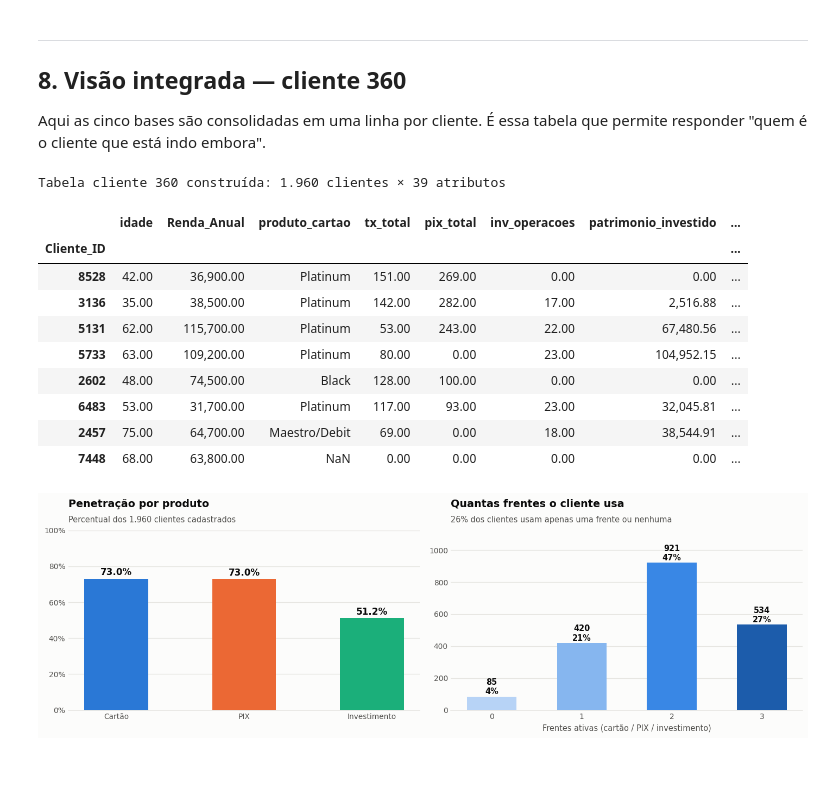
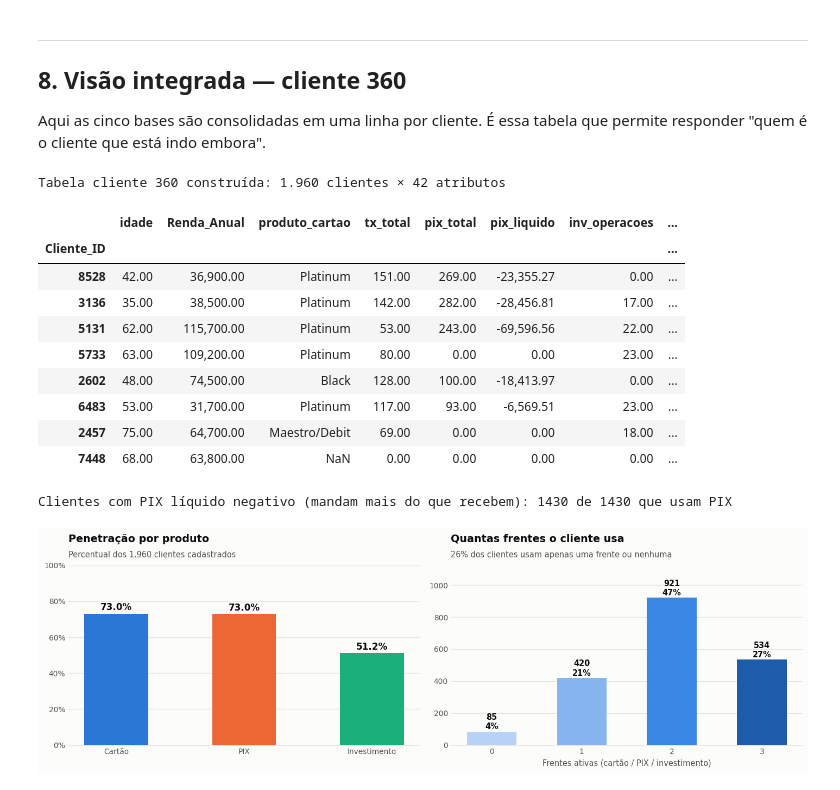
Before and after one commit to Kadayann/Master-Card-Challenge, a Jupyter notebook: Analise_Bases_Priceless_Bank.ipynb, the cells around one changed output. Saved outputs shown, nothing was run; the diff lists cells and outputs as text; code cells hidden in the pictures.

```diff
--- a/Analise_Bases_Priceless_Bank.ipynb
+++ b/Analise_Bases_Priceless_Bank.ipynb
@@ -480,0 +615,26 @@ display(achados.style.hide(axis='index').format({'Qtd': '{:,.0f}'}))
+# %%
+# =============================================================================
+# 2.6.3 Aplicando a normalização onde ela é válida
+# =============================================================================
+# --- PIX: reescala pura, corrigível ---
+K_PIX = px_alv.median() / px_ref.median()
+pix['Valor_norm'] = np.where(pix.dt >= '2025-08-01', pix.Valor / K_PIX, pix.Valor)
+print(f'PIX · fator de normalização estimado (razão das medianas): K = {K_PIX:.4f}')
+print(f'      (mediana das razões p5..p95: {np.median(razao_px):.4f} — estimativas convergem)\n')
+
+pn = pix[(pix.Aprovado == 1) & pix.dt.notna() & pix.Valor.between(0, 1e5)].copy()
+pn['sem'] = pn.dt.dt.year.astype(str) + 'S' + ((pn.dt.dt.month > 6).astype(int) + 1).astype(str)
+env = pn[pn.Tipo_transacao == 'Envio']
+check = env.groupby('sem').Valor_norm.agg(Envios='size', Mediana='median', Media='mean')
+print('Validação — o ticket do PIX deve ficar constante após a correção:')
+display(check.round(1))
+
+# --- Transações: normalização inválida. Proxy honesto de volume ---
+TICKET_REF = tx_ref.median()
+vol = (transac[transac.Autorizado == 'Sim'].groupby('trim').size() * TICKET_REF)
+print(f'\nTransações · normalização por fator: INVÁLIDA (ver 2.6.1).')
+print(f'  Alternativa adotada: "volume ajustado" = nº de transações × ticket de referência '
+      f'(R$ {TICKET_REF:,.0f}).'.replace(',', '.'))
+print(f'  É a contagem vestida de reais — comparável entre períodos, e explicitamente um proxy.')
+transac_volume_ajustado = vol
+display(vol.rename('Volume ajustado (R$)').to_frame().T.style.format('R$ {:,.0f}'))
@@ -1243,55 +1527,64 @@ c360['tx_2s25'] = aut[aut.semestre == '2025S2'].groupby('Cliente_ID').size()
 c360[['tx_1s25','tx_2s25']] = c360[['tx_1s25','tx_2s25']].fillna(0)
 c360['var_semestre'] = np.where(c360.tx_1s25 > 0, c360.tx_2s25/c360.tx_1s25 - 1, np.nan)
 
-# --- PIX (só contagens; valores não são comparáveis) ---
+# --- PIX (contagens + valores JÁ NORMALIZADOS na seção 2.6) ---
 pxv = pix.dropna(subset=['dt','Tipo_transacao'])
 c360['pix_total']     = pxv.groupby('Cliente_ID').size()
 c360['pix_reprovado'] = pxv[pxv.Aprovado == 0].groupby('Cliente_ID').size()
 c360['pix_para_si']   = pxv[(pxv.Tipo_transacao=='Envio') & (pxv.Pix_para_si_mesmo==1)].groupby('Cliente_ID').size()
+
+pxa = pxv[(pxv.Aprovado == 1) & pxv.Valor_norm.between(0, 1e5)]
+c360['pix_enviado']   = pxa[pxa.Tipo_transacao == 'Envio'].groupby('Cliente_ID').Valor_norm.sum()
+c360['pix_recebido']  = pxa[pxa.Tipo_transacao == 'Recebimento'].groupby('Cliente_ID').Valor_norm.sum()
 
 # --- Investimentos ---
 inv_agg = invest.groupby('Cliente_ID').agg(
     inv_operacoes=('Valor_Aplicado','size'), inv_produtos=('Produto_Investimento','nunique'),
     inv_aportes=('Valor_Aplicado', lambda s: s.clip(lower=0).sum()),
     inv_resgates=('Valor_Aplicado', lambda s: -s.clip(upper=0).sum()))
 c360 = c360.join(inv_agg)
 c360['inv_liquido'] = c360.inv_aportes - c360.inv_resgates
 
 # Patrimônio investido = saldo de fechamento da última operação de cada produto
 ult = (invest.sort_values('Data').groupby(['Cliente_ID','Produto_Investimento']).tail(1))
 c360['patrimonio_investido'] = (ult.assign(fech=ult.Saldo_Atual.fillna(0) + ult.Valor_Aplicado)
                                 .groupby('Cliente_ID').fech.sum().clip(lower=0))
 
 # --- Produto principal de cartão (maior limite entre os cartões usados) ---
 dono = aut.groupby('ID_Cartao').Cliente_ID.first()
 cc = cartoes.assign(cid=cartoes.ID_Cartao.map(dono)).dropna(subset=['cid'])
 c360['produto_cartao'] = cc.sort_values('Limite_Cartao', ascending=False).groupby('cid').Produto_Mastercard.first()
 c360['limite_total']   = cc.groupby('cid').Limite_Cartao.sum()
 
 # --- Flags ---
-for col in ['tx_total','pix_total','pix_reprovado','pix_para_si','inv_operacoes',
-            'inv_aportes','inv_resgates','inv_liquido','patrimonio_investido','limite_total']:
+for col in ['tx_total','pix_total','pix_reprovado','pix_para_si','pix_enviado','pix_recebido',
+            'inv_operacoes','inv_aportes','inv_resgates','inv_liquido','patrimonio_investido','limite_total']:
     c360[col] = c360[col].fillna(0)
+c360['pix_liquido'] = c360.pix_recebido - c360.pix_enviado   # negativo = dinheiro saindo do banco
 c360['usa_cartao'] = c360.tx_total > 0
 c360['usa_pix']    = c360.pix_total > 0
 c360['investe']    = c360.inv_operacoes > 0
 c360['n_frentes']  = c360[['usa_cartao','usa_pix','investe']].sum(axis=1)
 
 print(f'Tabela cliente 360 construída: {c360.shape[0]:,} clientes × {c360.shape[1]} atributos'.replace(',', '.'))
-display(c360[['idade','Renda_Anual','produto_cartao','tx_total','pix_total',
+display(c360[['idade','Renda_Anual','produto_cartao','tx_total','pix_total','pix_liquido',
               'inv_operacoes','patrimonio_investido','n_frentes','recencia_tx']].head(8))
+
+print(f'\nClientes com PIX líquido negativo (mandam mais do que recebem): '
+      f'{int((c360.pix_liquido < 0).sum())} de {int(c360.usa_pix.sum() if "usa_pix" in c360 else (c360.pix_total>0).sum())} que usam PIX')
 # %% [output]
-Tabela cliente 360 construída: 1.960 clientes × 39 atributos
+Tabela cliente 360 construída: 1.960 clientes × 42 atributos
-|  | idade | Renda_Anual | produto_cartao | tx_total | pix_total | inv_operacoes | patrimonio_investido | ... |
+|  | idade | Renda_Anual | produto_cartao | tx_total | pix_total | pix_liquido | inv_operacoes | ... |
 | Cliente_ID |  |  |  |  |  |  |  | ... |
-| 8528 | 42.00 | 36,900.00 | Platinum | 151.00 | 269.00 | 0.00 | 0.00 | ... |
-| 3136 | 35.00 | 38,500.00 | Platinum | 142.00 | 282.00 | 17.00 | 2,516.88 | ... |
-| 5131 | 62.00 | 115,700.00 | Platinum | 53.00 | 243.00 | 22.00 | 67,480.56 | ... |
-| 5733 | 63.00 | 109,200.00 | Platinum | 80.00 | 0.00 | 23.00 | 104,952.15 | ... |
-| 2602 | 48.00 | 74,500.00 | Black | 128.00 | 100.00 | 0.00 | 0.00 | ... |
-| 6483 | 53.00 | 31,700.00 | Platinum | 117.00 | 93.00 | 23.00 | 32,045.81 | ... |
-| 2457 | 75.00 | 64,700.00 | Maestro/Debit | 69.00 | 0.00 | 18.00 | 38,544.91 | ... |
+| 8528 | 42.00 | 36,900.00 | Platinum | 151.00 | 269.00 | -23,355.27 | 0.00 | ... |
+| 3136 | 35.00 | 38,500.00 | Platinum | 142.00 | 282.00 | -28,456.81 | 17.00 | ... |
+| 5131 | 62.00 | 115,700.00 | Platinum | 53.00 | 243.00 | -69,596.56 | 22.00 | ... |
+| 5733 | 63.00 | 109,200.00 | Platinum | 80.00 | 0.00 | 0.00 | 23.00 | ... |
+| 2602 | 48.00 | 74,500.00 | Black | 128.00 | 100.00 | -18,413.97 | 0.00 | ... |
+| 6483 | 53.00 | 31,700.00 | Platinum | 117.00 | 93.00 | -6,569.51 | 23.00 | ... |
+| 2457 | 75.00 | 64,700.00 | Maestro/Debit | 69.00 | 0.00 | 0.00 | 18.00 | ... |
 | 7448 | 68.00 | 63,800.00 | NaN | 0.00 | 0.00 | 0.00 | 0.00 | ... |
+Clientes com PIX líquido negativo (mandam mais do que recebem): 1430 de 1430 que usam PIX
 # %%
 # =============================================================================
 # 8.2 Penetração de produtos
```
Also changed, not shown: parts of 19 cells of this notebook, 5 other files.
